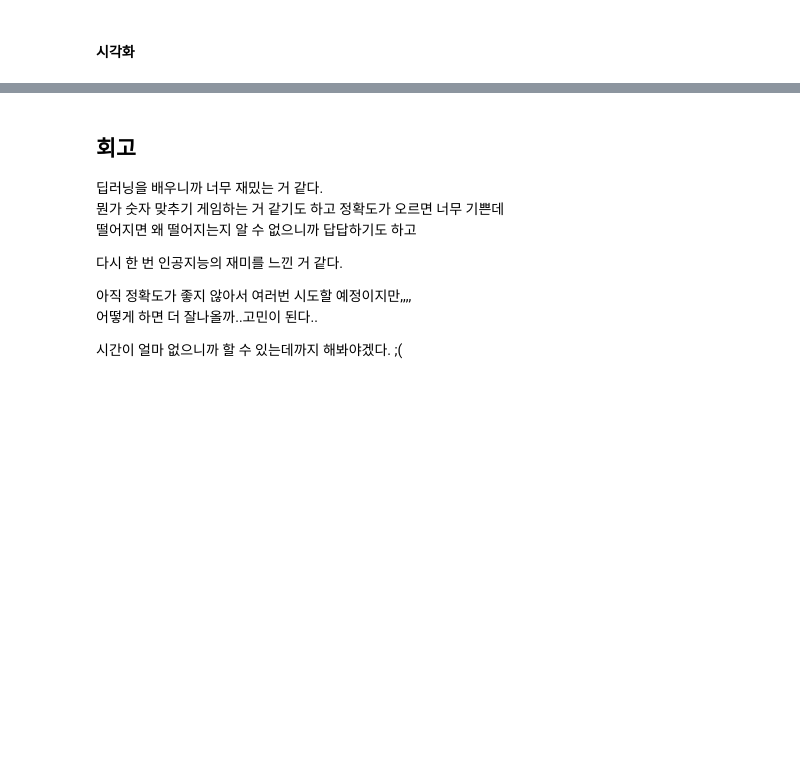
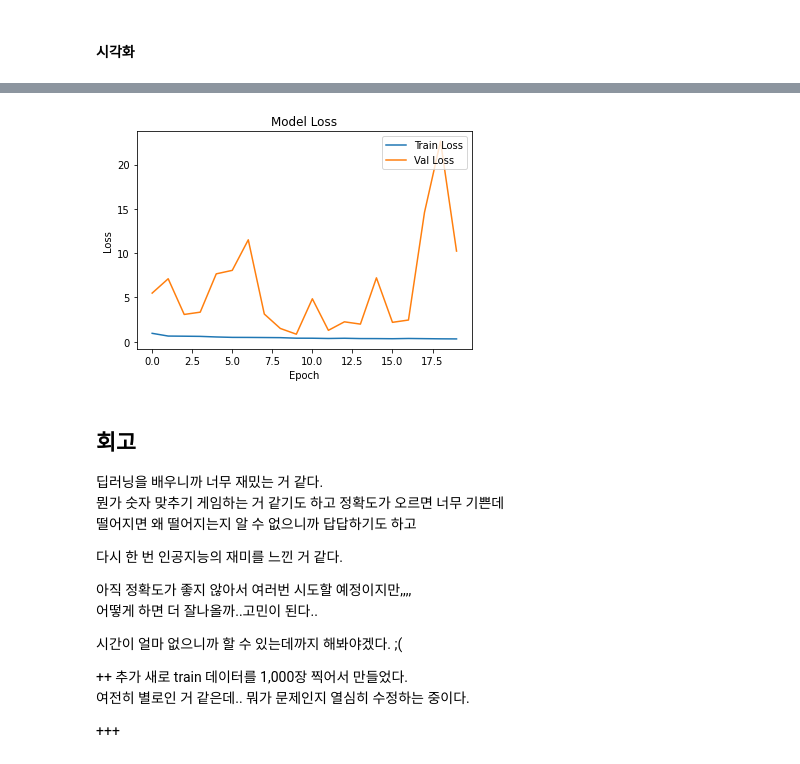
Before and after one commit to bbijoum26/aiffel_quest, a Jupyter notebook: project/modeling/CNN/rock_scissor_paper.ipynb, the cells around one changed output, grey strips where cells are left out. Cells and saved outputs as stored; diff of their text form; code cells hidden in the pictures; blank space fills up the shorter version.

```diff
--- a/project/modeling/CNN/rock_scissor_paper.ipynb
+++ b/project/modeling/CNN/rock_scissor_paper.ipynb
@@ -594,3 +774,14 @@ plt.show()
+# %%
+# 훈련 및 검증 손실 그리기
+plt.plot(history.history['loss'], label='Train Loss')
+plt.plot(history.history['val_loss'], label='Val Loss')
+plt.title('Model Loss')
+plt.ylabel('Loss')
+plt.xlabel('Epoch')
+plt.legend(loc='upper right')
+plt.show()
+# %% [output]
+[figure, added]
 # %% [markdown]
 ## 회고
 딥러닝을 배우니까 너무 재밌는 거 같다.
@@ -603,3 +794,9 @@ plt.show()
 어떻게 하면 더 잘나올까..고민이 된다..
 
 시간이 얼마 없으니까 할 수 있는데까지 해봐야겠다. ;(
+
+++ 추가
+새로 train 데이터를 1,000장 찍어서 만들었다.
+여전히 별로인 거 같은데.. 뭐가 문제인지 열심히 수정하는 중이다.
+
++++
```
Also changed, not shown: parts of 38 cells of this notebook.
